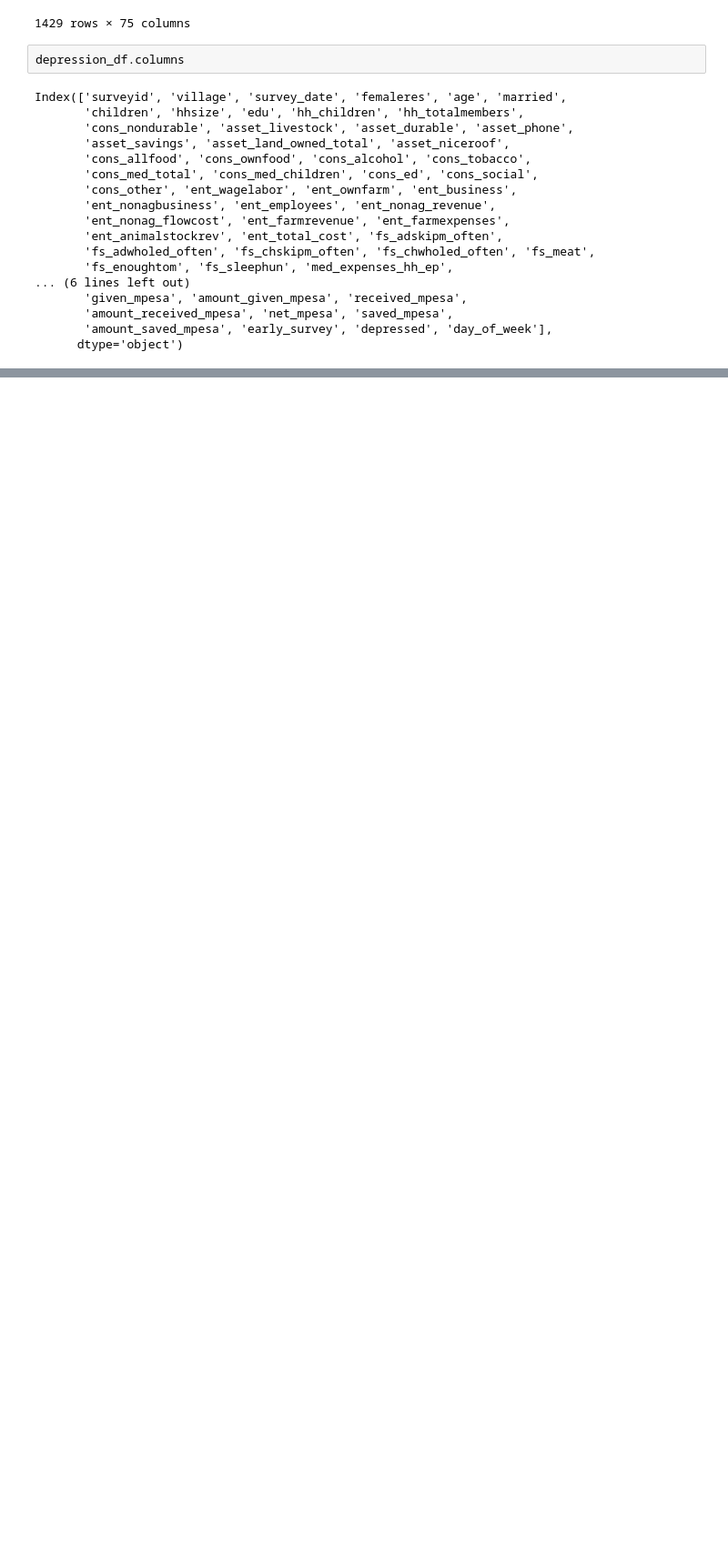
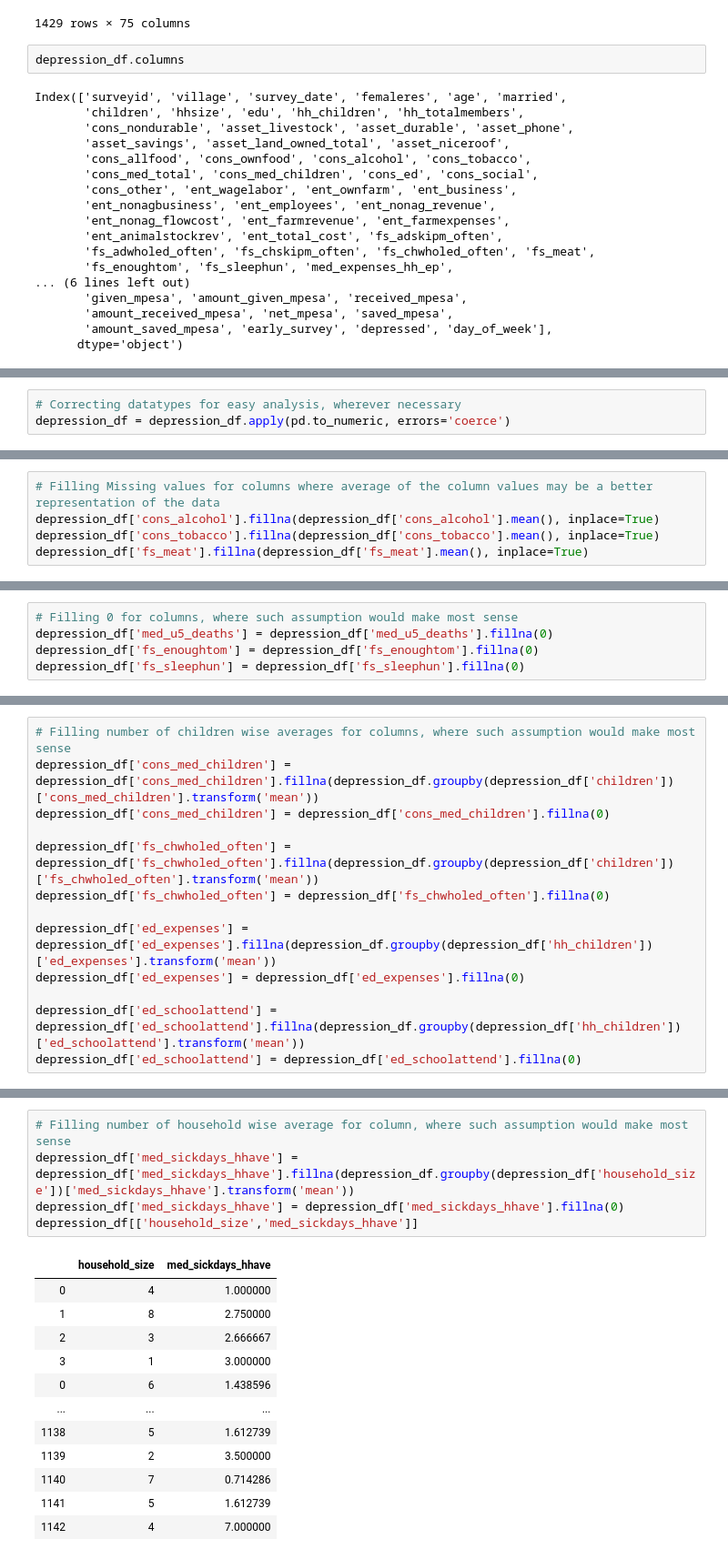
Before and after one commit to nupurgupta5292/Predicting-Clinical-Depression, a Jupyter notebook: Data/data_transformation.ipynb, the cells around one changed output, grey strips where cells are left out. Shown at 91% size. Saved outputs shown, nothing was run; the diff lists cells and outputs as text; blank space fills up the shorter version.

```diff
--- a/Data/data_transformation.ipynb
+++ b/Data/data_transformation.ipynb
@@ -151,3 +196,6 @@ depression_df = depression_df.fillna(0)
+# %%
+# Correcting datatypes for easy analysis, wherever necessary
+depression_df = depression_df.apply(pd.to_numeric, errors='coerce')
 # %%
 depression_df.dtypes
 # %% [output]
@@ -165,0 +240,5 @@ Length: 69, dtype: object
+# %%
+# Filling Missing values for columns where average of the column values may be a better representation of the data
+depression_df['cons_alcohol'].fillna(depression_df['cons_alcohol'].mean(), inplace=True)
+depression_df['cons_tobacco'].fillna(depression_df['cons_tobacco'].mean(), inplace=True)
+depression_df['fs_meat'].fillna(depression_df['fs_meat'].mean(), inplace=True)
@@ -165,0 +265,5 @@ Length: 69, dtype: object
+# %%
+# Filling 0 for columns, where such assumption would make most sense
+depression_df['med_u5_deaths'] = depression_df['med_u5_deaths'].fillna(0)
+depression_df['fs_enoughtom'] = depression_df['fs_enoughtom'].fillna(0)
+depression_df['fs_sleephun'] = depression_df['fs_sleephun'].fillna(0)
@@ -165,0 +290,13 @@ Length: 69, dtype: object
+# %%
+# Filling number of children wise averages for columns, where such assumption would make most sense
+depression_df['cons_med_children'] = depression_df['cons_med_children'].fillna(depression_df.groupby(depression_df['children'])['cons_med_children'].transform('mean'))
+depression_df['cons_med_children'] = depression_df['cons_med_children'].fillna(0)
+
+depression_df['fs_chwholed_often'] = depression_df['fs_chwholed_often'].fillna(depression_df.groupby(depression_df['children'])['fs_chwholed_often'].transform('mean'))
+depression_df['fs_chwholed_often'] = depression_df['fs_chwholed_often'].fillna(0)
+
+depression_df['ed_expenses'] = depression_df['ed_expenses'].fillna(depression_df.groupby(depression_df['hh_children'])['ed_expenses'].transform('mean'))
+depression_df['ed_expenses'] = depression_df['ed_expenses'].fillna(0)
+
+depression_df['ed_schoolattend'] = depression_df['ed_schoolattend'].fillna(depression_df.groupby(depression_df['hh_children'])['ed_schoolattend'].transform('mean'))
+depression_df['ed_schoolattend'] = depression_df['ed_schoolattend'].fillna(0)
@@ -165,0 +323,18 @@ Length: 69, dtype: object
+# %%
+# Filling number of household wise average for column, where such assumption would make most sense
+depression_df['med_sickdays_hhave'] = depression_df['med_sickdays_hhave'].fillna(depression_df.groupby(depression_df['household_size'])['med_sickdays_hhave'].transform('mean'))
+depression_df['med_sickdays_hhave'] = depression_df['med_sickdays_hhave'].fillna(0)
+depression_df[['household_size','med_sickdays_hhave']]
+# %% [output]
+|  | household_size | med_sickdays_hhave |
+| 0 | 4 | 1.000000 |
+| 1 | 8 | 2.750000 |
+| 2 | 3 | 2.666667 |
+| 3 | 1 | 3.000000 |
+| 0 | 6 | 1.438596 |
+| ... | ... | ... |
+| 1138 | 5 | 1.612739 |
+| 1139 | 2 | 3.500000 |
+| 1140 | 7 | 0.714286 |
+| 1141 | 5 | 1.612739 |
+| 1142 | 4 | 7.000000 |
```
Also changed, not shown: parts of 17 cells of this notebook, 2 other files.
